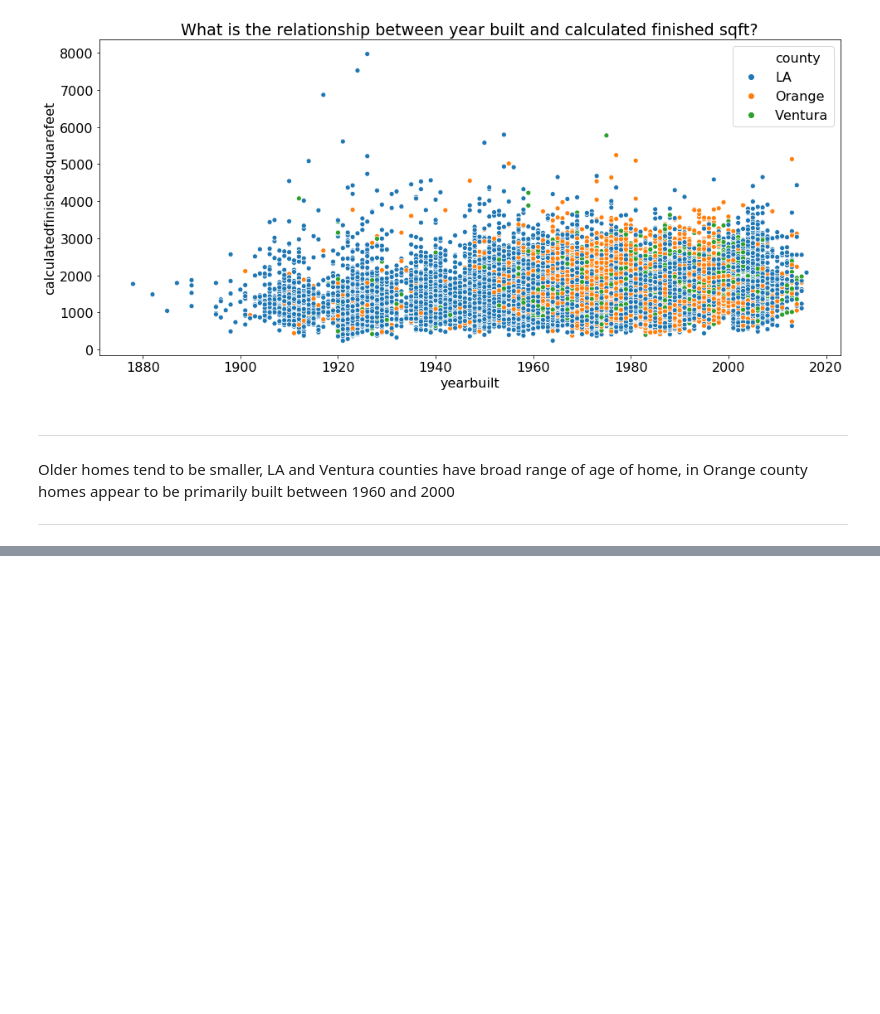
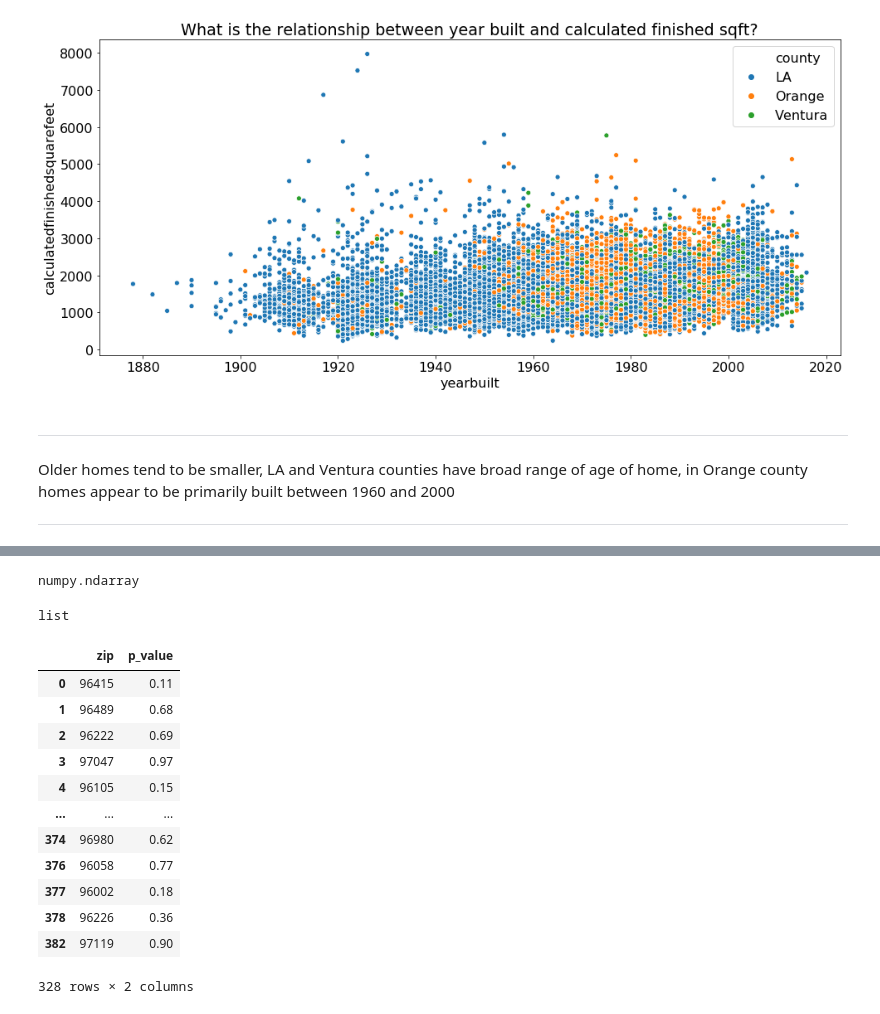
Before and after one commit to RyvynYoung/clustering-exercises, a Jupyter notebook: explore_zillow.ipynb, the cells around one changed output, grey strips where cells are left out. Drawn from its saved outputs; the diff is of its cells as text; code cells hidden in the pictures; blank space fills up the shorter version.

```diff
--- a/explore_zillow.ipynb
+++ b/explore_zillow.ipynb
@@ -253,0 +286,4 @@ Older homes tend to be smaller, LA and Ventura counties have broad range of age
+# %%
+train['regionidzip'] = train.regionidzip.astype(int)
+zip_mean = pd.DataFrame(train.groupby('regionidzip')['logerror'].mean())
+zip_mean
@@ -253,0 +305,3 @@ Older homes tend to be smaller, LA and Ventura counties have broad range of age
+# %%
+zip_list = train.regionidzip.unique()
+zip_list
@@ -253,0 +326,8 @@ Older homes tend to be smaller, LA and Ventura counties have broad range of age
+# %%
+p_list = []
+
+for i in zip_list:
+    t, p = stats.ttest_1samp(train[train.regionidzip == i].logerror, train.logerror.mean())
+    p_list.append(p)
+
+p_list
@@ -253,0 +352,27 @@ Older homes tend to be smaller, LA and Ventura counties have broad range of age
+# %%
+type(zip_list)
+# %% [output]
+numpy.ndarray
+# %%
+type(p_list)
+# %% [output]
+list
+# %%
+statdf = pd.DataFrame(zip_list, columns=['zip'])
+statdf['p_value'] = p_list
+bonusdf = statdf[statdf.p_value > .05]
+bonusdf
+# %% [output]
+|  | zip | p_value |
+| 0 | 96415 | 0.11 |
+| 1 | 96489 | 0.68 |
+| 2 | 96222 | 0.69 |
+| 3 | 97047 | 0.97 |
+| 4 | 96105 | 0.15 |
+| ... | ... | ... |
+| 374 | 96980 | 0.62 |
+| 376 | 96058 | 0.77 |
+| 377 | 96002 | 0.18 |
+| 378 | 96226 | 0.36 |
+| 382 | 97119 | 0.90 |
+328 rows × 2 columns
```
Also changed, not shown: parts of 8 cells of this notebook, 2 other files.
